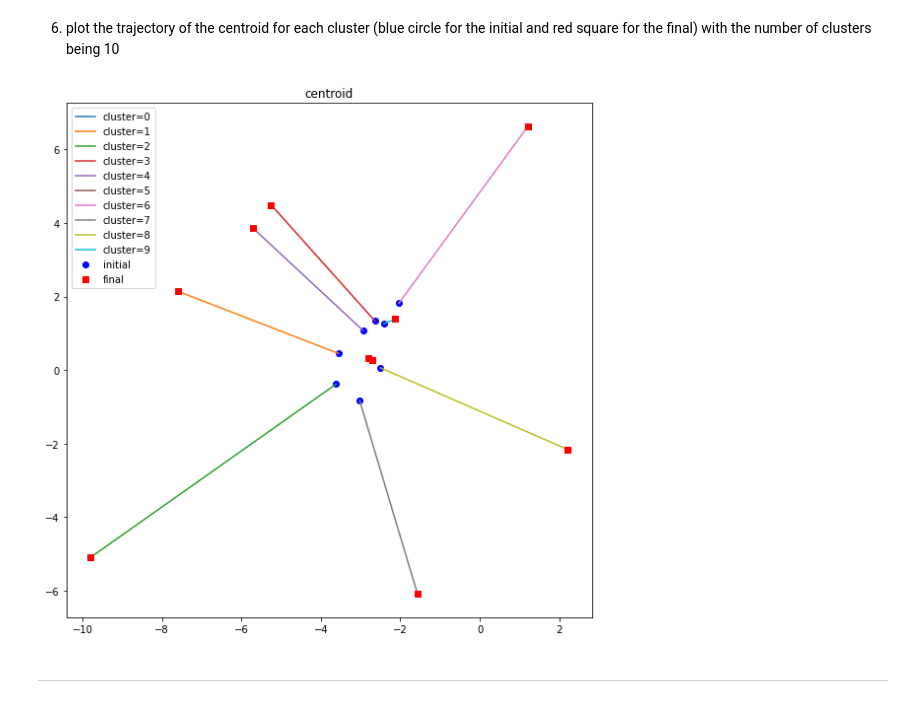
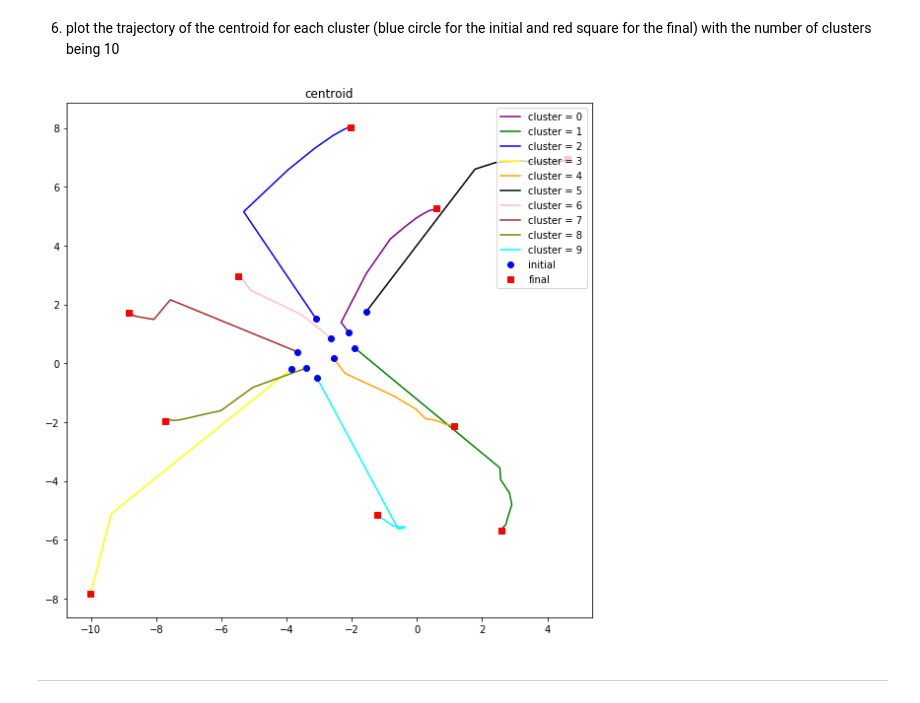
Before and after one commit to chan0139/assignment-machine-learning, a Jupyter notebook: 11/assignment_11.ipynb, the cells around one changed output. Cells and saved outputs as stored; diff of their text form; code cells hidden in the pictures.

```diff
--- a/11/assignment_11.ipynb
+++ b/11/assignment_11.ipynb
@@ -312,10 +266,10 @@ plot_loss_curve(loss_iteration)
 ***
 # %% [markdown]
 6. plot the trajectory of the centroid for each cluster (blue circle for the initial and red square for the final) with the number of clusters being 10
-# %%
-plot_centroid(centroid_iteration)
-# %% [output]
-[figure, removed]
+# %%
+plot_centroid(centroid_iteration_2, number_cluster_2)
+# %% [output]
+[figure, added]
 # %% [markdown]
 ***
 # %% [markdown]
```
Also changed, not shown: parts of 14 cells of this notebook.
